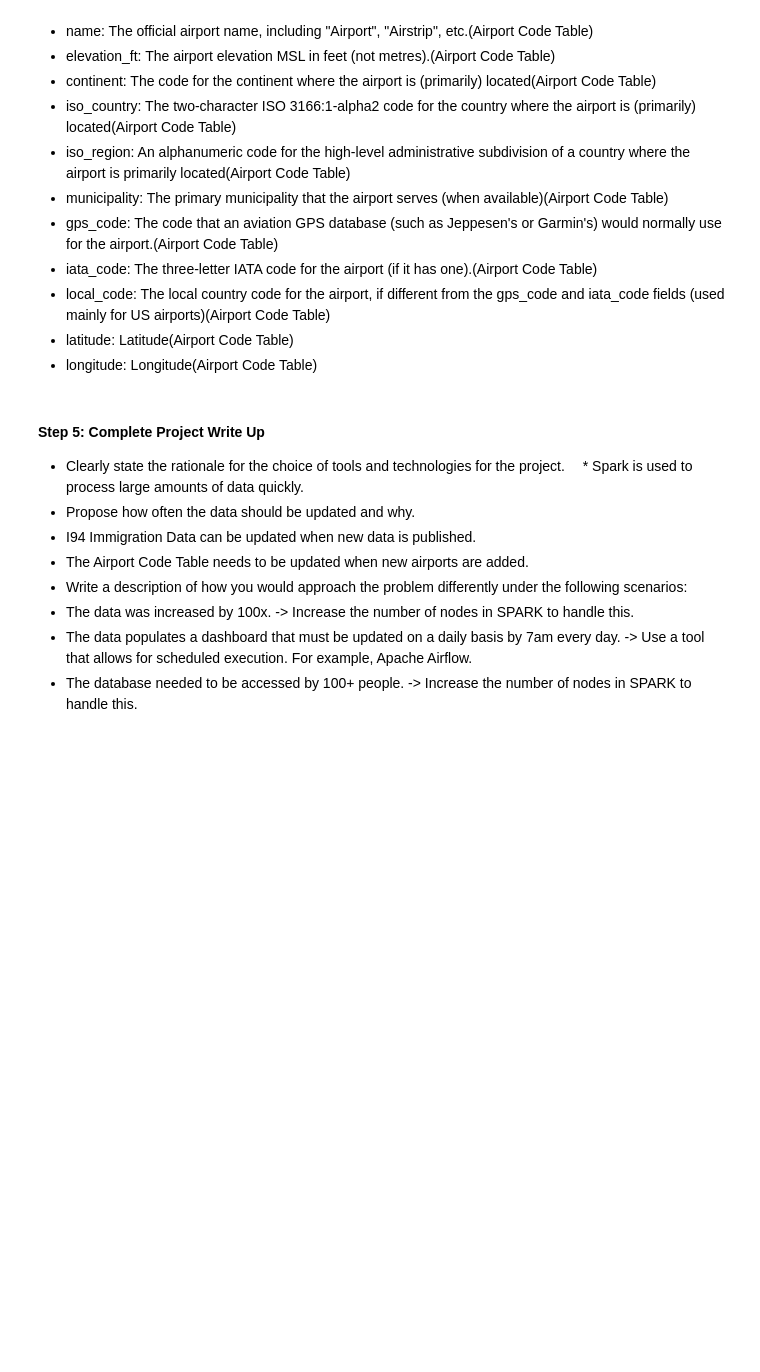
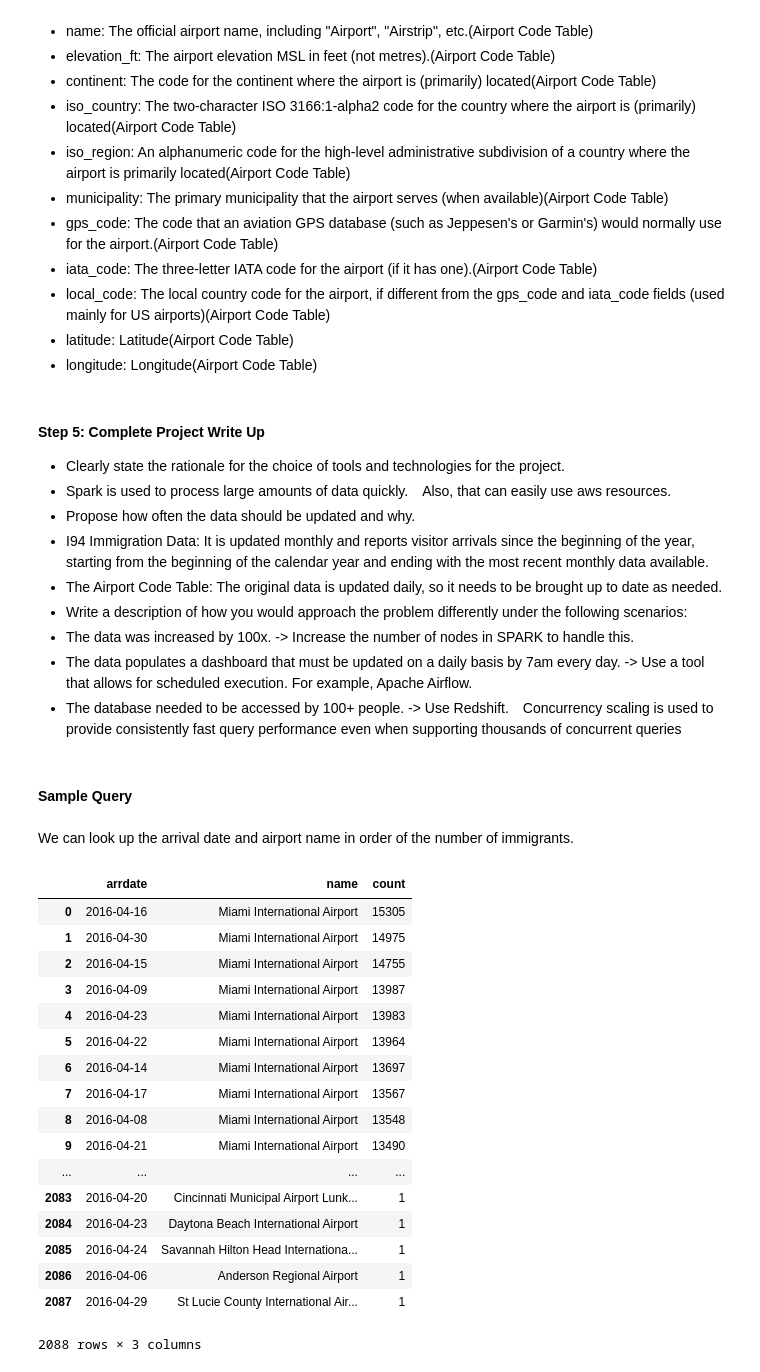
Before and after one commit to dai175/DEND-Capstone-Project, a Jupyter notebook: Capstone Project Template.ipynb, the cells around one changed output. Cells and saved outputs as stored; diff of their text form; code cells hidden in the pictures; blank space fills up the shorter version.

```diff
--- a/Capstone Project Template.ipynb
+++ b/Capstone Project Template.ipynb
@@ -490,14 +468,42 @@ Create a data dictionary for your data model. For each field, provide a brief de
 # %% [markdown]
 #### Step 5: Complete Project Write Up
 * Clearly state the rationale for the choice of tools and technologies for the project.
-　* Spark is used to process large amounts of data quickly.
+ * Spark is used to process large amounts of data quickly.　Also, that can easily use aws resources.
 * Propose how often the data should be updated and why.
- * I94 Immigration Data can be updated when new data is published.
- * The Airport Code Table needs to be updated when new airports are added.
+ * I94 Immigration Data: It is updated monthly and reports visitor arrivals since the beginning of the year, starting from the beginning of the calendar year and ending with the most recent monthly data available.
+ * The Airport Code Table: The original data is updated daily, so it needs to be brought up to date as needed.
 * Write a description of how you would approach the problem differently under the following scenarios:
  * The data was increased by 100x.
    -> Increase the number of nodes in SPARK to handle this.
  * The data populates a dashboard that must be updated on a daily basis by 7am every day.
    -> Use a tool that allows for scheduled execution. For example, Apache Airflow.
  * The database needed to be accessed by 100+ people.
-   -> Increase the number of nodes in SPARK to handle this.
+   -> Use Redshift.　Concurrency scaling is used to provide consistently fast query performance even when supporting thousands of concurrent queries
+# %% [markdown]
+#### Sample Query
+# %% [markdown]
+We can look up the arrival date and airport name in order of the number of immigrants.
+# %%
+df = df_immigration_and_airport.filter(df_immigration_and_airport['name']!='None')
+df = df.select('arrdate', 'name').groupby('arrdate', 'name').count().sort('count', ascending=False)
+# %%
+df.toPandas()
+# %% [output]
+|  | arrdate | name | count |
+| 0 | 2016-04-16 | Miami International Airport | 15305 |
+| 1 | 2016-04-30 | Miami International Airport | 14975 |
+| 2 | 2016-04-15 | Miami International Airport | 14755 |
+| 3 | 2016-04-09 | Miami International Airport | 13987 |
+| 4 | 2016-04-23 | Miami International Airport | 13983 |
+| 5 | 2016-04-22 | Miami International Airport | 13964 |
+| 6 | 2016-04-14 | Miami International Airport | 13697 |
+| 7 | 2016-04-17 | Miami International Airport | 13567 |
+| 8 | 2016-04-08 | Miami International Airport | 13548 |
+| 9 | 2016-04-21 | Miami International Airport | 13490 |
+| ... | ... | ... | ... |
+| 2083 | 2016-04-20 | Cincinnati Municipal Airport Lunk... | 1 |
+| 2084 | 2016-04-23 | Daytona Beach International Airport | 1 |
+| 2085 | 2016-04-24 | Savannah Hilton Head Internationa... | 1 |
+| 2086 | 2016-04-06 | Anderson Regional Airport | 1 |
+| 2087 | 2016-04-29 | St Lucie County International Air... | 1 |
+2088 rows × 3 columns
```
Also changed, not shown: parts of 28 cells of this notebook, 1 other file.
